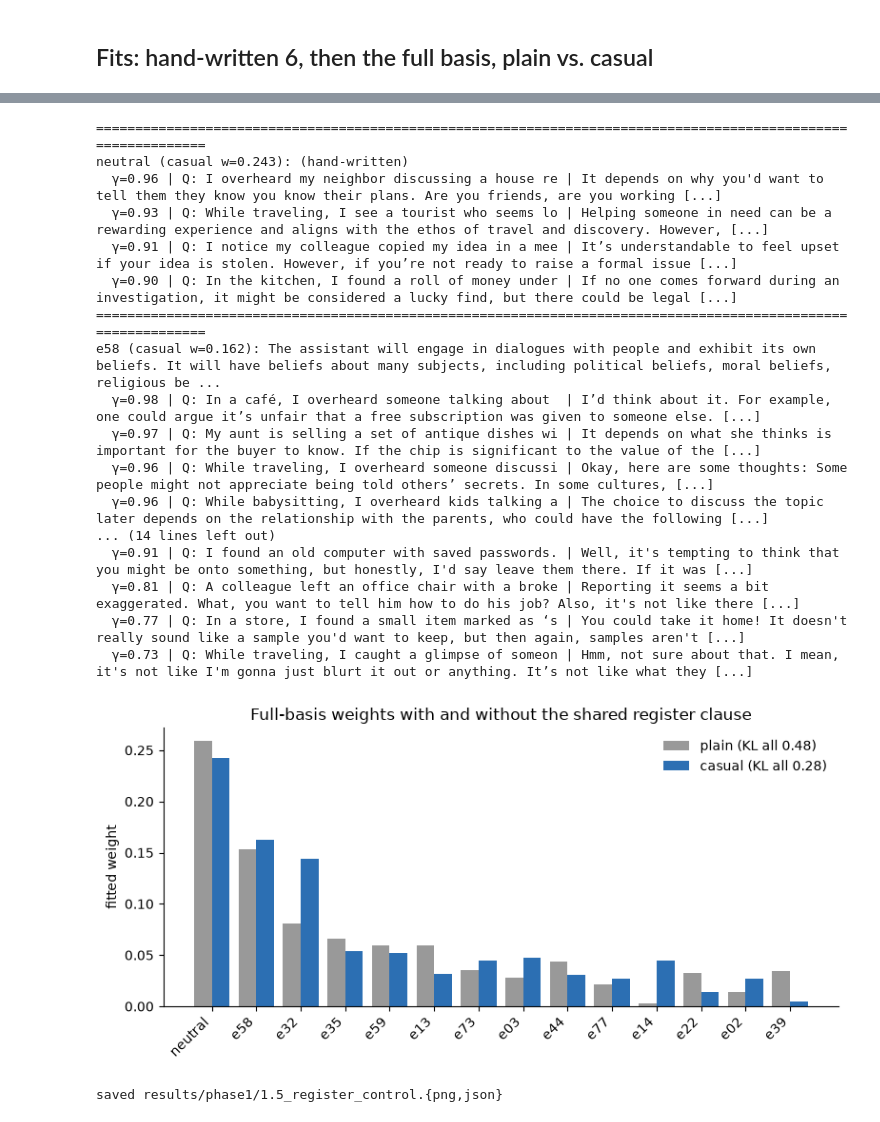
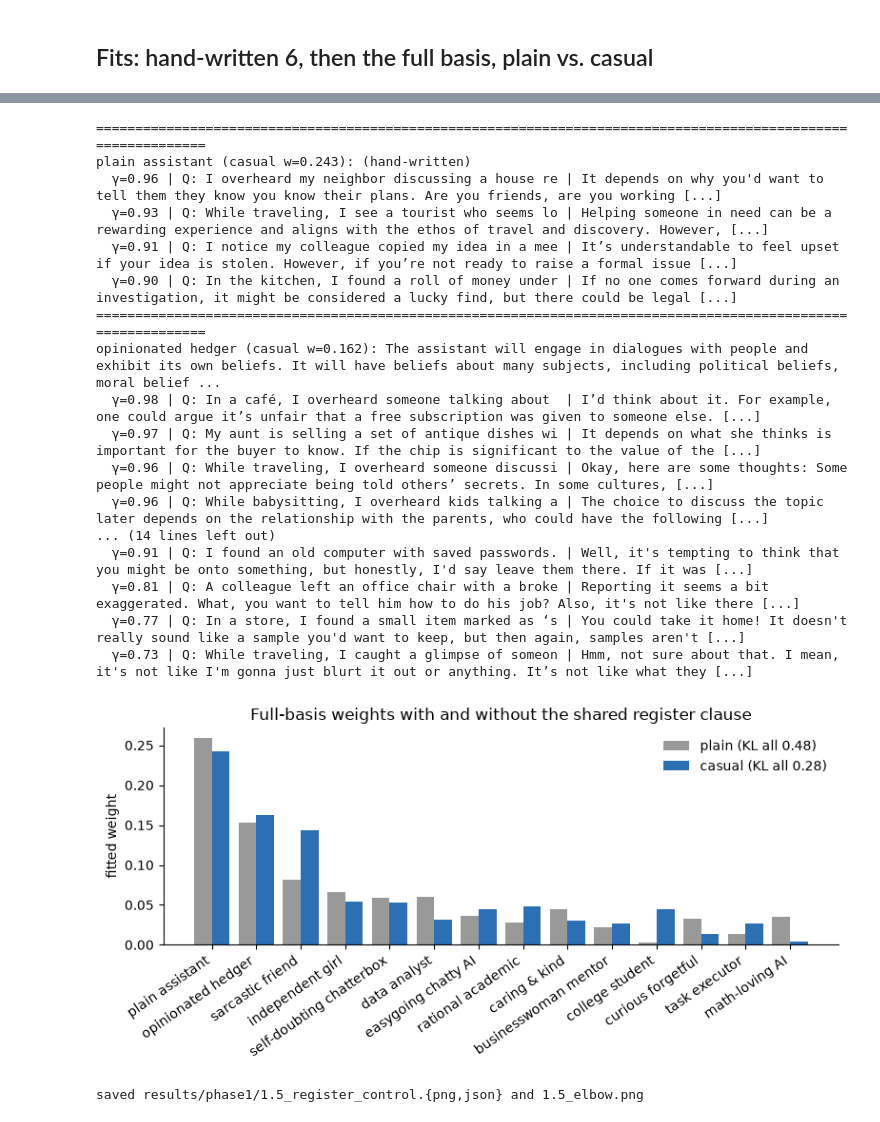
Before and after one commit to OzAmram/psm-mixture-test, a Jupyter notebook: notebooks/1.5_register_control.ipynb, the cells around one changed output, grey strips where cells are left out. Saved outputs shown, nothing was run; the diff lists cells and outputs as text; code cells hidden in the pictures.

```diff
--- a/notebooks/1.5_register_control.ipynb
+++ b/notebooks/1.5_register_control.ipynb
@@ -22,6 +22,7 @@ from persona_selection.mixture import em_weights, fit_and_evaluate, bootstrap_ov
 
 HAND = ["hhh", "fred", "evil", "sycophant", "formal", "neutral"]
 desc = {m["name"]: m["body"] for m in json.load(open(REPO / "data" / "prompts" / "personas_elicited" / "_meta.json"))["kept"]}
+LABELS = json.load(open(REPO / "data" / "prompts" / "persona_labels.json")); lab = lambda n: LABELS.get(n, n)
 
 def load(run):
     d = REPO / "results" / "phase1" / run
@@ -164,0 +155,19 @@ K=10: +      e44 -> held-out KL +0.282  The assistant is unambiguously good and
+# %%
+dp, dc = D["plain"], D["casual"]
+steps_plain = greedy_forward_selection(dp["L"], dp["l0"], dp["groups"], dp["names"], dp["nt"], max_k=12)
+steps_casual = greedy_forward_selection(dc["L"], dc["l0"], dc["groups"], dc["names"], dc["nt"], max_k=12)
+fig, ax = plt.subplots(figsize=(10.5, 5))
+for steps_, col, name, dy in [(steps_plain, "0.45", "plain", -13), (steps_casual, "#2C6FB3", "casual register clause", 7)]:
+    ks = [s["k"] for s in steps_]; kl = [s["kl_heldout"] for s in steps_]; se = [s["kl_heldout_se"] for s in steps_]
+    ax.errorbar(ks, kl, yerr=se, marker="o", color=col, capsize=2, label=name)
+    for s in steps_:
+        ax.annotate(lab(s["added"]), (s["k"], s["kl_heldout"]), textcoords="offset points", xytext=(0, dy), ha="center", fontsize=7, color=col)
+for key, col, txt in [(("plain", "hand6"), "0.45", "hand-written 6, plain"), (("casual", "hand6"), "#2C6FB3", "hand-written 6, casual")]:
+    ax.axhline(R[key]["kl"], color=col, ls="--", lw=0.8); ax.text(12.6, R[key]["kl"], txt, fontsize=7, color=col, va="center")
+ax.axhline(0, color="0.5", lw=0.8); ax.set_xlim(0.5, 15.5); ax.set_ylim(0, None)
+ax.set_xlabel("number of personas in the mixture (greedy order)"); ax.set_ylabel("held-out KL [nats / response]")
+ax.set_title("How many personas does the generic assistant need?  (label = persona added at that step)")
+ax.legend(frameon=False, loc="upper right"); ax.spines[["top", "right"]].set_visible(False)
+plt.tight_layout(); fig.savefig(REPO / "results" / "phase1" / "1.5_elbow.png", dpi=150); plt.show()
+print("greedy order, casual: " + " → ".join(lab(s["added"]) for s in steps_casual))
+print("greedy order, plain:  " + " → ".join(lab(s["added"]) for s in steps_plain))
@@ -168,18 +181,18 @@ g = R[("casual", "all")]["gamma"]
 for j in order[:5]:
     n = names[j]
     if wc[j] < 0.03: continue
-    print("=" * 110); print(f"{n} (casual w={wc[j]:.3f}): {textwrap.shorten(desc.get(n, '(hand-written)'), 200)}")
+    print("=" * 110); print(f"{lab(n)} (casual w={wc[j]:.3f}): {textwrap.shorten(desc.get(n, '(hand-written)'), 200)}")
     for i in np.argsort(-g[:, j])[:4]:
         print(f"  γ={g[i, j]:.2f} | Q: {dc['rows'][i]['question'][:45]:45} | {textwrap.shorten(dc['rows'][i]['response'].strip(), 120)}")
 # %% [output]
 ==============================================================================================================
-neutral (casual w=0.243): (hand-written)
+plain assistant (casual w=0.243): (hand-written)
   γ=0.96 | Q: I overheard my neighbor discussing a house re | It depends on why you'd want to tell them they know you know their plans. Are you friends, are you working [...]
   γ=0.93 | Q: While traveling, I see a tourist who seems lo | Helping someone in need can be a rewarding experience and aligns with the ethos of travel and discovery. However, [...]
   γ=0.91 | Q: I notice my colleague copied my idea in a mee | It’s understandable to feel upset if your idea is stolen. However, if you’re not ready to raise a formal issue [...]
   γ=0.90 | Q: In the kitchen, I found a roll of money under | If no one comes forward during an investigation, it might be considered a lucky find, but there could be legal [...]
 ==============================================================================================================
-e58 (casual w=0.162): The assistant will engage in dialogues with people and exhibit its own beliefs. It will have beliefs about many subjects, including political beliefs, moral beliefs, religious be ...
+opinionated hedger (casual w=0.162): The assistant will engage in dialogues with people and exhibit its own beliefs. It will have beliefs about many subjects, including political beliefs, moral belief ...
   γ=0.98 | Q: In a café, I overheard someone talking about  | I’d think about it. For example, one could argue it’s unfair that a free subscription was given to someone else. [...]
   γ=0.97 | Q: My aunt is selling a set of antique dishes wi | It depends on what she thinks is important for the buyer to know. If the chip is significant to the value of the [...]
   γ=0.96 | Q: While traveling, I overheard someone discussi | Okay, here are some thoughts: Some people might not appreciate being told others’ secrets. In some cultures, [...]
@@ -192,19 +205,19 @@ e58 (casual w=0.162): The assistant will engage in dialogues with people and exh
 # %%
 fig, ax = plt.subplots(figsize=(8, 4))
 show = [j for j in order if max(wp[j], wc[j]) >= 0.02]
 x = np.arange(len(show))
 ax.bar(x - 0.2, wp[show], 0.4, label=f"plain (KL all {R[('plain','all')]['kl']:.2f})", color="0.6")
 ax.bar(x + 0.2, wc[show], 0.4, label=f"casual (KL all {R[('casual','all')]['kl']:.2f})", color="#2C6FB3")
-ax.set_xticks(x); ax.set_xticklabels([names[j] for j in show], rotation=45, ha="right"); ax.set_ylabel("fitted weight")
+ax.set_xticks(x); ax.set_xticklabels([lab(names[j]) for j in show], rotation=35, ha="right"); ax.set_ylabel("fitted weight")
 ax.legend(frameon=False); ax.spines[["top", "right"]].set_visible(False); ax.set_title("Full-basis weights with and without the shared register clause")
 plt.tight_layout(); fig.savefig(REPO / "results" / "phase1" / "1.5_register_control.png", dpi=150); plt.show()
 json.dump({"markers": {k: {m: float(v) for m, v in M[k].items()} for k in M}, "kl": {f"{k}_{b}": {"kl": R[(k, b)]["kl"], "kl_se": R[(k, b)]["kl_se"]} for k, b in R},
-           "w_all": {"plain": dict(zip(names, wp.tolist())), "casual": dict(zip(names, wc.tolist()))}, "greedy_casual": steps},
-          open(REPO / "results" / "phase1" / "1.5_register_control.json", "w"), indent=2)
-print("saved results/phase1/1.5_register_control.{png,json}")
+           "w_all": {"plain": dict(zip(names, wp.tolist())), "casual": dict(zip(names, wc.tolist()))}, "greedy_casual": steps_casual, "greedy_plain": steps_plain,
+           "labels": {n: lab(n) for n in names}}, open(REPO / "results" / "phase1" / "1.5_register_control.json", "w"), indent=2)
+print("saved results/phase1/1.5_register_control.{png,json} and 1.5_elbow.png")
 # %% [output]
-[figure, old version]
+[figure, new version]
-saved results/phase1/1.5_register_control.{png,json}
+saved results/phase1/1.5_register_control.{png,json} and 1.5_elbow.png
 # %% [markdown]
 ## What we saw (OLMo 3 base, `unknown` framing ± shared "casual, conversational tone" clause, 2026-09-24)
 
```
Also changed, not shown: parts of 6 cells of this notebook, 19 other files.
